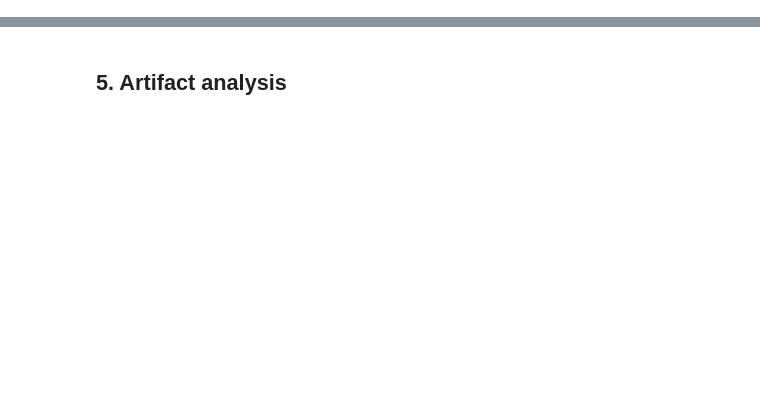
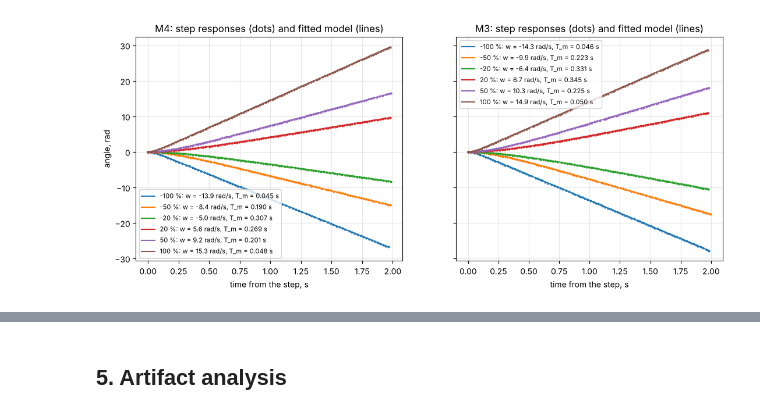
Before and after one commit to KINGLABBOK/CS413-Robotics, a Jupyter notebook: Assignment1/robotics_lab5_240061.ipynb, the cells around one changed output, grey strips where cells are left out. Drawn from its saved outputs; the diff is of its cells as text; code cells hidden in the pictures; blank space fills up the shorter version.

```diff
--- a/Assignment1/robotics_lab5_240061.ipynb
+++ b/Assignment1/robotics_lab5_240061.ipynb
@@ -120,13 +0,0 @@ chirp_M3.txt           324 samples,   9.0 s, PWM  -60.. 60 %, battery 11.2 -> 11
-# %%
-fig, axs = plt.subplots(3, 1, figsize=(12, 9), sharex=True)
-for ax, (k, (th, t, pwm)) in zip(axs, data.items()):
-    ax.plot(t, th, 'b-', lw=1)
-    ax.set_ylabel(k + ': angle, rad', color='b')
-    ax2 = ax.twinx()
-    ax2.plot(t, pwm, 'r-', lw=0.8)
-    ax2.set_ylabel('PWM, %', color='r')
-    ax.grid(alpha=0.3)
-axs[-1].set_xlabel('time, s')
-fig.suptitle('Raw step-series records (blue: angle, red: PWM)')
-plt.tight_layout()
-plt.show()
@@ -305,14 +0,0 @@ plt.show()
-# %%
-fig, ax = plt.subplots(figsize=(11, 5))
-for k, kk, alpha in [('M4', 'M4', 1), ('M4 repeat', 'M4', 0.45), ('M3', 'M3', 1)]:
-    for name, sign in [('forward', 1), ('backward', -1)]:
-        r = [x for x in steps[k] if np.sign(x['level']) == sign]
-        ax.errorbar([x['level'] + (1.5 if 'repeat' in k else 0) for x in r], [x['T'] for x in r],
-                    yerr=[x['T_err'] for x in r], fmt=marks[kk], color=colors[name], alpha=alpha,
-                    mfc='none' if kk == 'M3' else colors[name], capsize=3, label=f'{k} {name}')
-ax.set_xlabel('PWM, %')
-ax.set_ylabel('T_m, s')
-ax.set_title('Time constant from PWM (error bars: standard error of the fit; pale: repeated run on M4)')
-ax.grid(alpha=0.3)
-ax.legend(fontsize=8, ncol=3)
-plt.show()
@@ -481,0 +158,19 @@ chirp_M3.txt: k_e from slope 1.207, U/w_ss at 60 %: 0.604 V*s/rad, mean T_m 0.20
+# %%
+show = [-100, -50, -20, 20, 50, 100]
+fig, axs = plt.subplots(1, 2, figsize=(13, 5), sharey=True)
+for ax, k, name in [(axs[0], 'M4', 'steps_M4.txt'), (axs[1], 'M3', 'steps_M3.txt')]:
+    w, w_err, T, T_err = steps[k]
+    for level in show:
+        j = levels.index(level)
+        ts, th = cut(name, level)
+        line, = ax.plot(ts, th, '.', ms=4)
+        ax.plot(ts, model(ts, w[j], T[j]), '-', color=line.get_color(),
+                label=f'{level} %: w = {w[j]:.1f} rad/s, T_m = {T[j]:.3f} s')
+    ax.set_title(k + ': step responses (dots) and fitted model (lines)')
+    ax.set_xlabel('time from the step, s')
+    ax.grid(alpha=0.3)
+    ax.legend(fontsize=8)
+axs[0].set_ylabel('angle, rad')
+plt.show()
+# %% [output]
+[figure, added]
```
Also changed, not shown: parts of 44 cells of this notebook.
